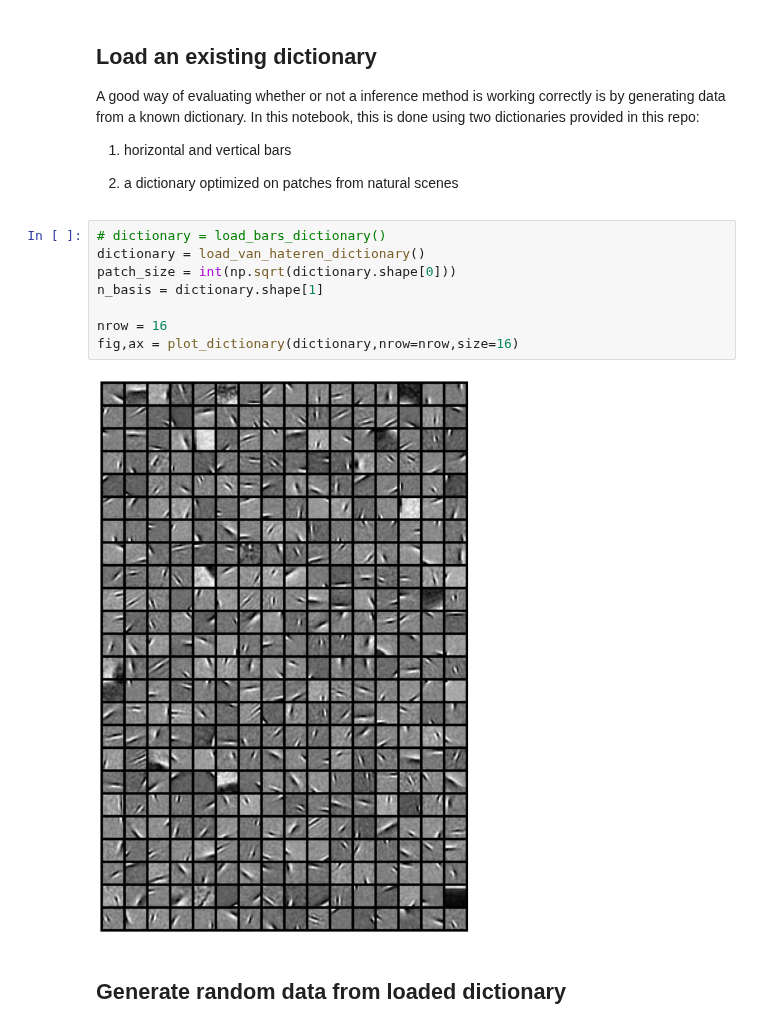
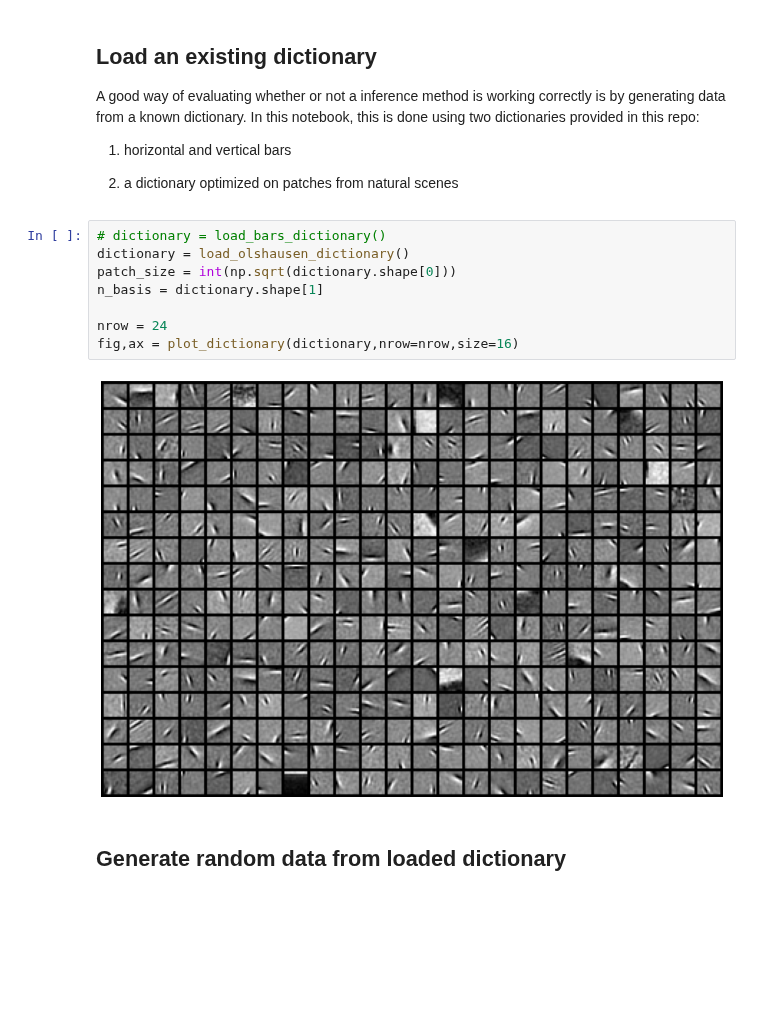
Before and after one commit to rctn/sparsecoding, a Jupyter notebook: examples/inference_example.ipynb, the cells around one changed output. Saved outputs shown, nothing was run; the diff lists cells and outputs as text; blank space fills up the shorter version.

Commit message:
updated notebooks to use new name of dictionary

```diff
--- a/examples/inference_example.ipynb
+++ b/examples/inference_example.ipynb
@@ -17,14 +17,14 @@ A good way of evaluating whether or not a inference method is working correctly
 2) a dictionary optimized on patches from natural scenes
 # %%
 # dictionary = load_bars_dictionary()
-dictionary = load_van_hateren_dictionary()
+dictionary = load_olshausen_dictionary()
 patch_size = int(np.sqrt(dictionary.shape[0]))
 n_basis = dictionary.shape[1]
 
-nrow = 16
+nrow = 24
 fig,ax = plot_dictionary(dictionary,nrow=nrow,size=16)
 # %% [output]
-[figure, old version]
+[figure, new version]
 # %% [markdown]
 ## Generate random data from loaded dictionary
 # %%
```
Also changed, not shown: parts of 4 cells of this notebook, 1 other file.
